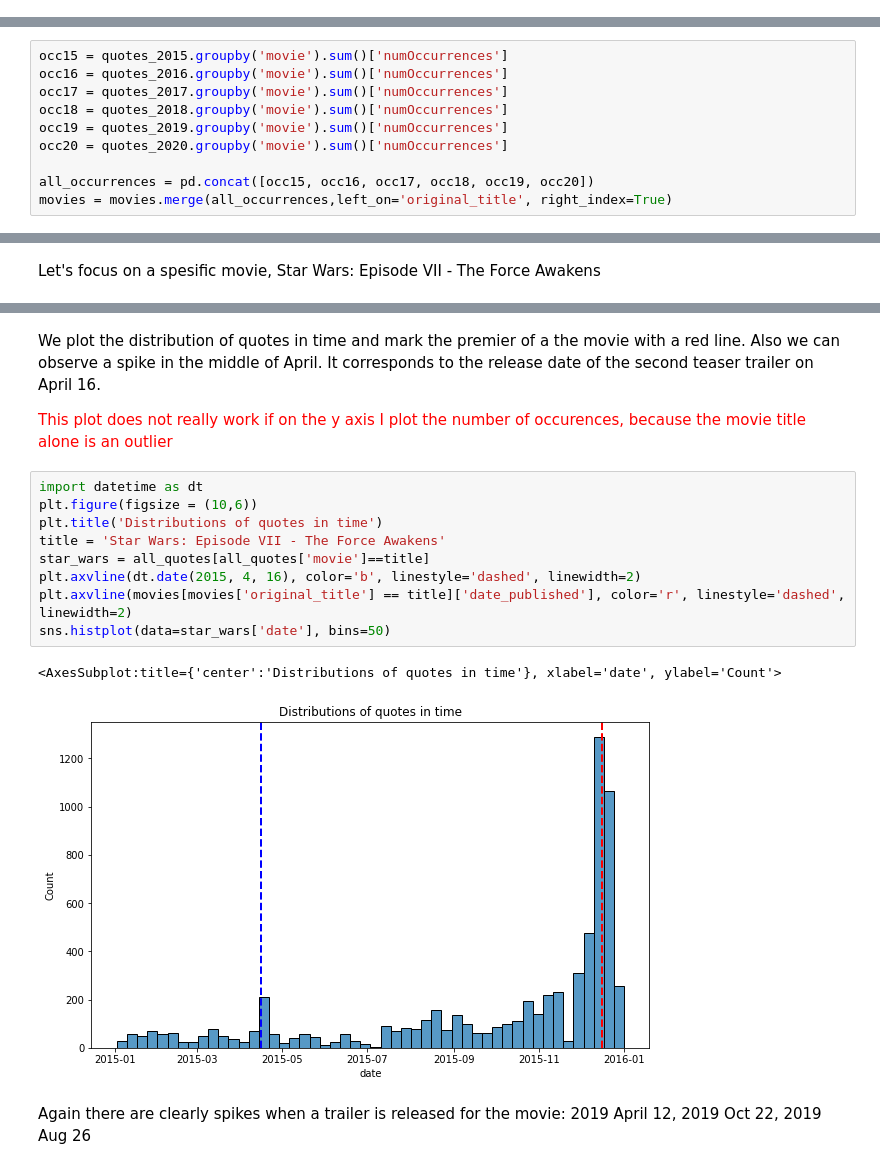
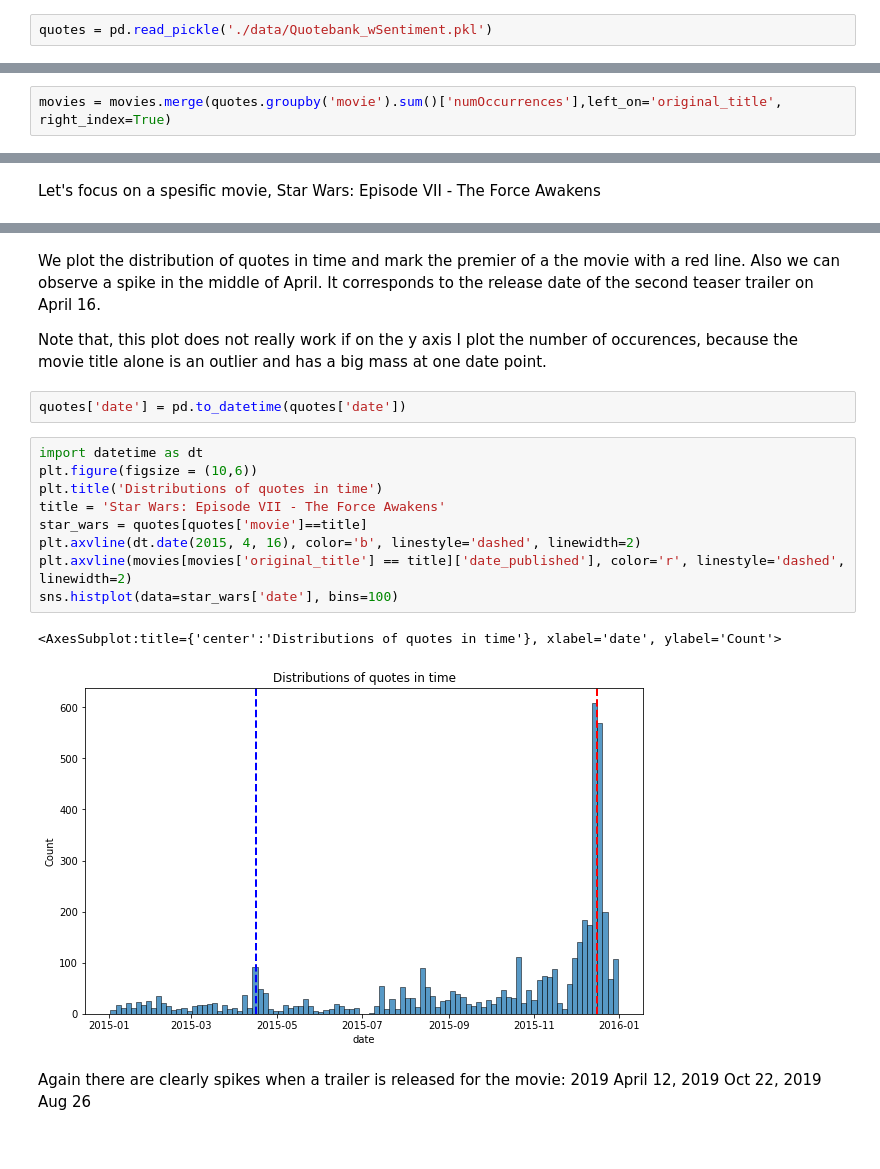
Before and after one commit to epfl-ada/ada-2021-project-f-jab, a Jupyter notebook: movies.ipynb, the cells around one changed output, grey strips where cells are left out. Cells and saved outputs as stored; diff of their text form.

```diff
--- a/movies.ipynb
+++ b/movies.ipynb
@@ -129 +164,3 @@ quotes_2020 = pd.read_json('./data/Quotebank/quotes-2020-movies.json.bz2', lines
+# %%
+quotes = pd.read_pickle('./data/Quotebank_wSentiment.pkl')
 # %% [markdown]
@@ -192,10 +207,0 @@ Let's sum all the occurrences of the movies and merge teh results with our **mov
-# %%
-occ15 = quotes_2015.groupby('movie').sum()['numOccurrences']
-occ16 = quotes_2016.groupby('movie').sum()['numOccurrences']
-occ17 = quotes_2017.groupby('movie').sum()['numOccurrences']
-occ18 = quotes_2018.groupby('movie').sum()['numOccurrences']
-occ19 = quotes_2019.groupby('movie').sum()['numOccurrences']
-occ20 = quotes_2020.groupby('movie').sum()['numOccurrences']
-
-all_occurrences = pd.concat([occ15, occ16, occ17, occ18, occ19, occ20])
-movies = movies.merge(all_occurrences,left_on='original_title', right_index=True)
@@ -217,0 +210,2 @@ movies.head(10)
+# %%
+movies = movies.merge(quotes.groupby('movie').sum()['numOccurrences'],left_on='original_title', right_index=True)
@@ -300,19 +308,21 @@ Name: numOccurrences, dtype: int64
 # %% [markdown]
 We plot the distribution of quotes in time and mark the premier of a the movie with a red line. Also we can observe a spike in the middle of April. It corresponds to the release date of the second teaser trailer on April 16.
 
-<span style="color:red"> This plot does not really work if on the y axis I plot the number of occurences, because the movie title alone is an outlier </span>
+Note that, this plot does not really work if on the y axis I plot the number of occurences, because the movie title alone is an outlier and has a big mass at one date point.
+# %%
+quotes['date'] = pd.to_datetime(quotes['date'])
 # %%
 import datetime as dt
 plt.figure(figsize = (10,6))
 plt.title('Distributions of quotes in time')
 title = 'Star Wars: Episode VII - The Force Awakens'
-star_wars = all_quotes[all_quotes['movie']==title]
+star_wars = quotes[quotes['movie']==title]
 plt.axvline(dt.date(2015, 4, 16), color='b', linestyle='dashed', linewidth=2)
 plt.axvline(movies[movies['original_title'] == title]['date_published'], color='r', linestyle='dashed', linewidth=2)
-sns.histplot(data=star_wars['date'], bins=50)
+sns.histplot(data=star_wars['date'], bins=100)
 # %% [output]
 <AxesSubplot:title={'center':'Distributions of quotes in time'}, xlabel='date', ylabel='Count'>
-[figure, old version]
+[figure, new version]
 # %% [markdown]
 Again there are clearly spikes when a trailer is released for the movie: 2019 April 12, 2019 Oct 22, 2019 Aug 26
 # %%
```
Also changed, not shown: parts of 43 cells of this notebook.
